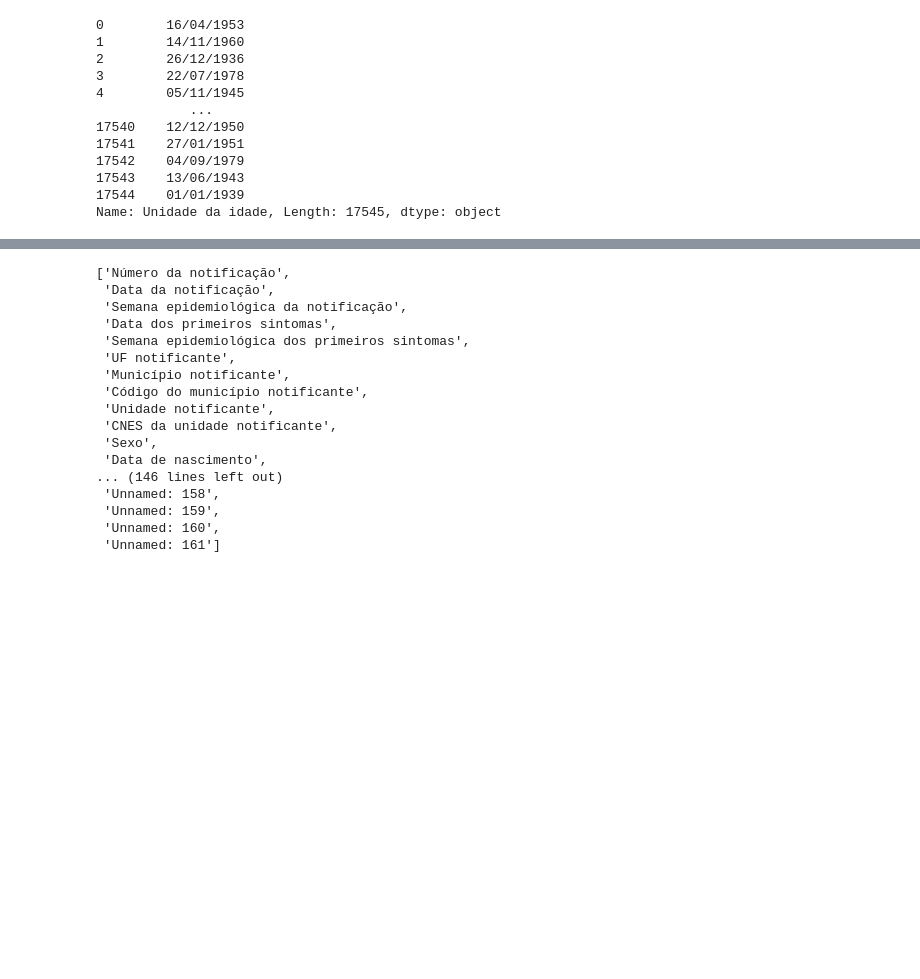
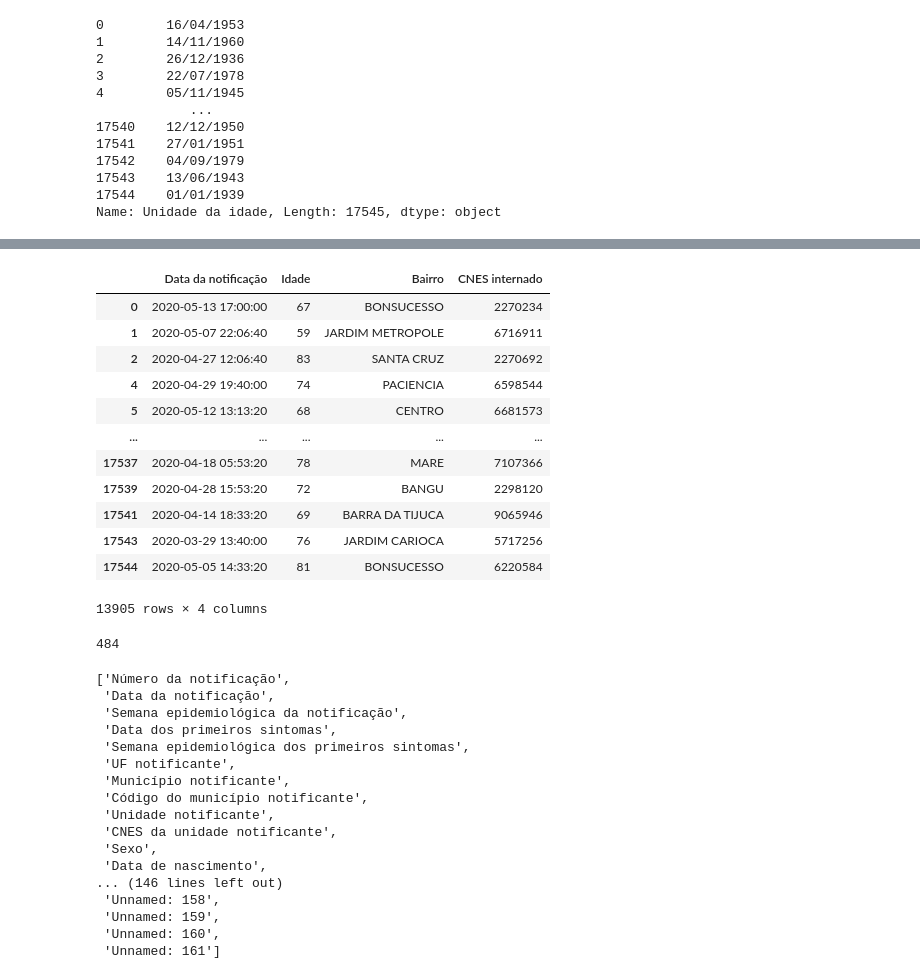
Before and after one commit to Eduardo1000/HackCovid_CaminhoEmergencia, a Jupyter notebook: notebooks/inspecao_dados/gripe.ipynb, the cells around one changed output, grey strips where cells are left out. Drawn from its saved outputs; the diff is of its cells as text; code cells hidden in the pictures; blank space fills up the shorter version.

```diff
--- a/notebooks/inspecao_dados/gripe.ipynb
+++ b/notebooks/inspecao_dados/gripe.ipynb
@@ -240,0 +361,5 @@ df_gripe['Todos os sintomas'].isna().sum()
+# %%
+COL_INTERNADO_UTI_WRONG = 'Internado em UTI'
+COL_CNES_INTERNADO = 'CNES internado'
+# %%
+df_gripe_min[COL_CNES_INTERNADO] = df_gripe_clean[COL_INTERNADO_UTI_WRONG]
@@ -240,0 +373,4 @@ df_gripe['Todos os sintomas'].isna().sum()
+# %%
+df_gripe_min = df_gripe_min[~df_gripe_min['CNES internado'].isna()]
+# %%
+df_gripe_min = df_gripe_min.rename({'_Bairro':'Bairro'},axis=1)
@@ -241,3 +424,23 @@ df_gripe['Todos os sintomas'].isna().sum()
+# %%
+df_gripe_min
+# %% [output]
+|  | Data da notificação | Idade | Bairro | CNES internado |
+| 0 | 2020-05-13 17:00:00 | 67 | BONSUCESSO | 2270234 |
+| 1 | 2020-05-07 22:06:40 | 59 | JARDIM METROPOLE | 6716911 |
+| 2 | 2020-04-27 12:06:40 | 83 | SANTA CRUZ | 2270692 |
+| 4 | 2020-04-29 19:40:00 | 74 | PACIENCIA | 6598544 |
+| 5 | 2020-05-12 13:13:20 | 68 | CENTRO | 6681573 |
+| ... | ... | ... | ... | ... |
+| 17537 | 2020-04-18 05:53:20 | 78 | MARE | 7107366 |
+| 17539 | 2020-04-28 15:53:20 | 72 | BANGU | 2298120 |
+| 17541 | 2020-04-14 18:33:20 | 69 | BARRA DA TIJUCA | 9065946 |
+| 17543 | 2020-03-29 13:40:00 | 76 | JARDIM CARIOCA | 5717256 |
+| 17544 | 2020-05-05 14:33:20 | 81 | BONSUCESSO | 6220584 |
+13905 rows × 4 columns
+# %%
+df_gripe[COL_CNES_INTERNACAO].nunique()
+# %% [output]
+484
 # %%
 list(df_gripe.columns)
 # %% [output]
```
Also changed, not shown: parts of 43 cells of this notebook, 1 other file.
